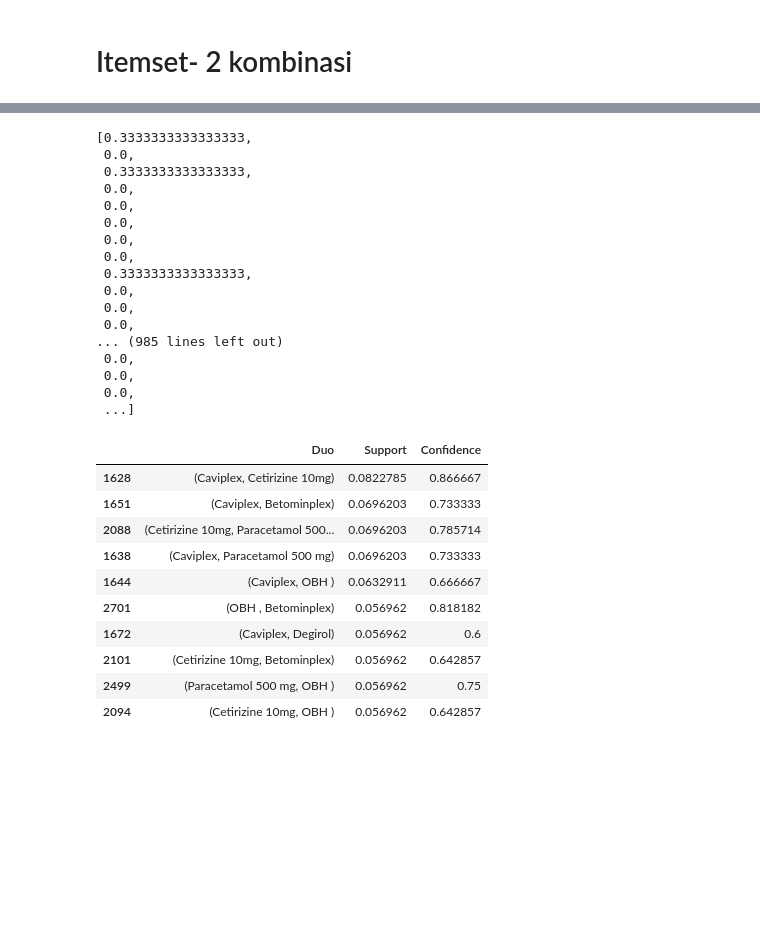
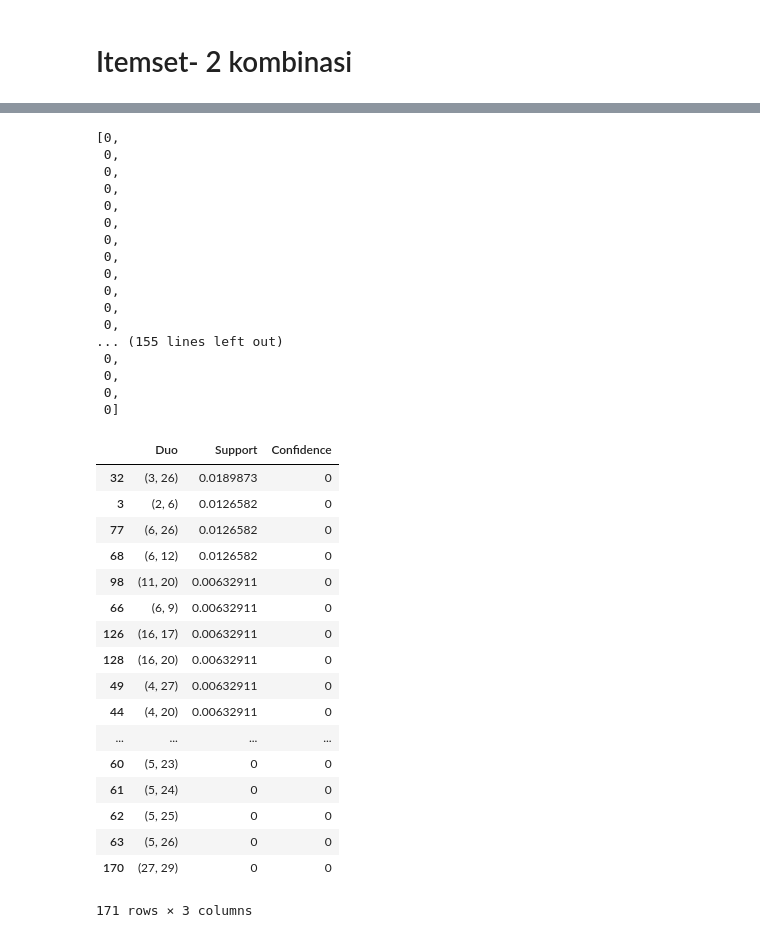
Before and after one commit to tami9/research, a Jupyter notebook: docs/Thats Try.ipynb, the cells around one changed output, grey strips where cells are left out. Saved outputs shown, nothing was run; the diff lists cells and outputs as text; code cells hidden in the pictures; blank space fills up the shorter version.

```diff
--- a/docs/Thats Try.ipynb
+++ b/docs/Thats Try.ipynb
@@ -154,14 +175,21 @@ newData
 # %%
 transaction = list()
 columnsDate = list()
+haha = list()
+what = list()
 for i in dataWithoutLabels:
     columnsDate.append(i)
     values = list()
+    test = list()
     for x, value in enumerate(dataWithoutLabels[i]):
         if value is not 0:
             values.append(drugs[x])
+            test.append(i)
+            what.append([drugs[x], i])
         else:
             values.append('nan')
+            test.append('nan')
+    haha.append(test)
     transaction.append(values)
 transaction
 # %% [output]
@@ -267,10 +359,16 @@ for i in duo:
     cond = []
     for item in i:
         cond.append('("{}") in s'.format(item))
+#         cond.append('("{}") in s'.format(drugs[item]))
     mycode = ('[s for s in transaction if ' + ' and '.join(cond) + ']')
     confidence_code = ('[x for x in transaction if ("%s") in x]' %i[0])
     print(confidence_code)
     #mycode = "print 'hello world'"
     score.append(len(eval(mycode))/len(data))
-    confidence.append(len(eval(mycode))/len(eval(confidence_code)))
+    evalConf = len(eval(confidence_code))
+    print(evalConf)
+    if evalConf is 0:
+        confidence.append(0)
+    else:
+        confidence.append(len(eval(mycode))/len(eval(confidence_code)))
 # %% [output]
@@ -294,40 +392,47 @@ for i in duo:
 # %%
 confidence
 # %% [output]
-[0.3333333333333333,
- 0.0,
- 0.3333333333333333,
- 0.0,
- 0.0,
- 0.0,
- 0.0,
- 0.0,
- 0.3333333333333333,
- 0.0,
- 0.0,
- 0.0,
-... (985 lines left out)
- 0.0,
- 0.0,
- 0.0,
- ...]
+[0,
+ 0,
+ 0,
+ 0,
+ 0,
+ 0,
+ 0,
+ 0,
+ 0,
+ 0,
+ 0,
+ 0,
+... (155 lines left out)
+ 0,
+ 0,
+ 0,
+ 0]
 # %%
 #menggunakan 10 teratas
 ranking = pd.DataFrame([duo, score, confidence]).T
 ranking.columns = ['Duo', 'Support', 'Confidence']
-ranking.sort_values('Support', ascending=False).head(10)
+ranking.sort_values('Support', ascending=False)
 # %% [output]
 |  | Duo | Support | Confidence |
-| 1628 | (Caviplex, Cetirizine 10mg) | 0.0822785 | 0.866667 |
-| 1651 | (Caviplex, Betominplex) | 0.0696203 | 0.733333 |
-| 2088 | (Cetirizine 10mg, Paracetamol 500... | 0.0696203 | 0.785714 |
-| 1638 | (Caviplex, Paracetamol 500 mg) | 0.0696203 | 0.733333 |
-| 1644 | (Caviplex, OBH ) | 0.0632911 | 0.666667 |
-| 2701 | (OBH , Betominplex) | 0.056962 | 0.818182 |
-| 1672 | (Caviplex, Degirol) | 0.056962 | 0.6 |
-| 2101 | (Cetirizine 10mg, Betominplex) | 0.056962 | 0.642857 |
-| 2499 | (Paracetamol 500 mg, OBH ) | 0.056962 | 0.75 |
-| 2094 | (Cetirizine 10mg, OBH ) | 0.056962 | 0.642857 |
+| 32 | (3, 26) | 0.0189873 | 0 |
+| 3 | (2, 6) | 0.0126582 | 0 |
+| 77 | (6, 26) | 0.0126582 | 0 |
+| 68 | (6, 12) | 0.0126582 | 0 |
+| 98 | (11, 20) | 0.00632911 | 0 |
+| 66 | (6, 9) | 0.00632911 | 0 |
+| 126 | (16, 17) | 0.00632911 | 0 |
+| 128 | (16, 20) | 0.00632911 | 0 |
+| 49 | (4, 27) | 0.00632911 | 0 |
+| 44 | (4, 20) | 0.00632911 | 0 |
+| ... | ... | ... | ... |
+| 60 | (5, 23) | 0 | 0 |
+| 61 | (5, 24) | 0 | 0 |
+| 62 | (5, 25) | 0 | 0 |
+| 63 | (5, 26) | 0 | 0 |
+| 170 | (27, 29) | 0 | 0 |
+171 rows × 3 columns
 # %%
 ranking[ranking.Support > 0.05].sort_values('Support', ascending=False)
 # %% [output]
```
Also changed, not shown: parts of 15 cells of this notebook.
